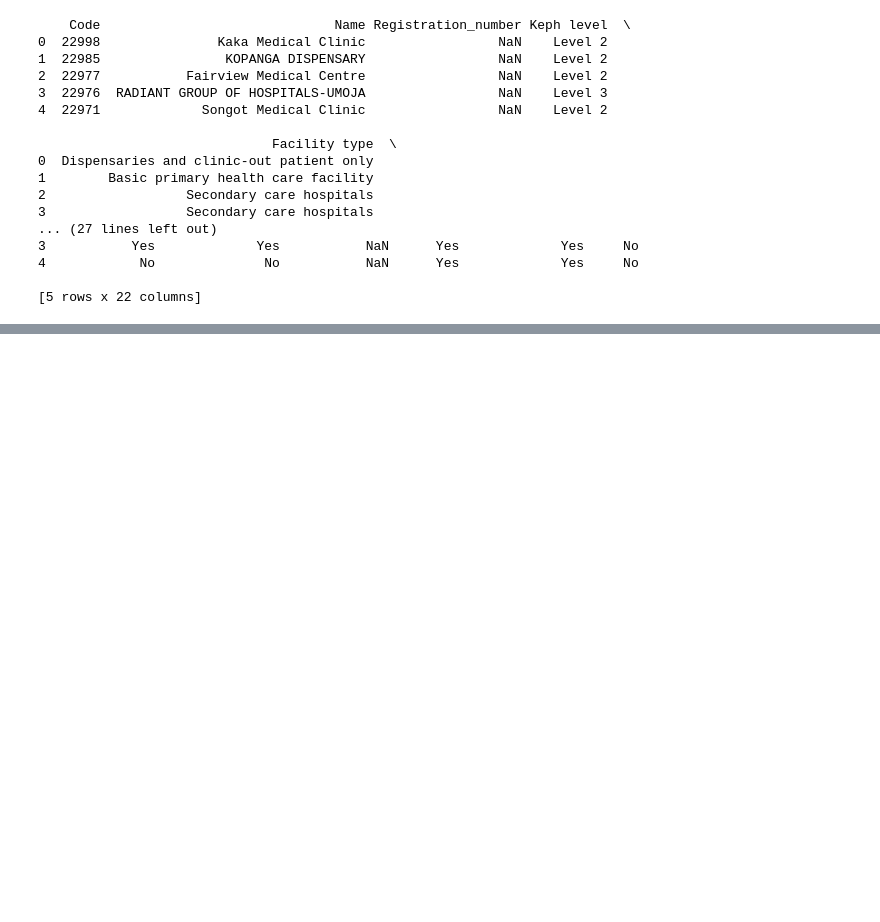
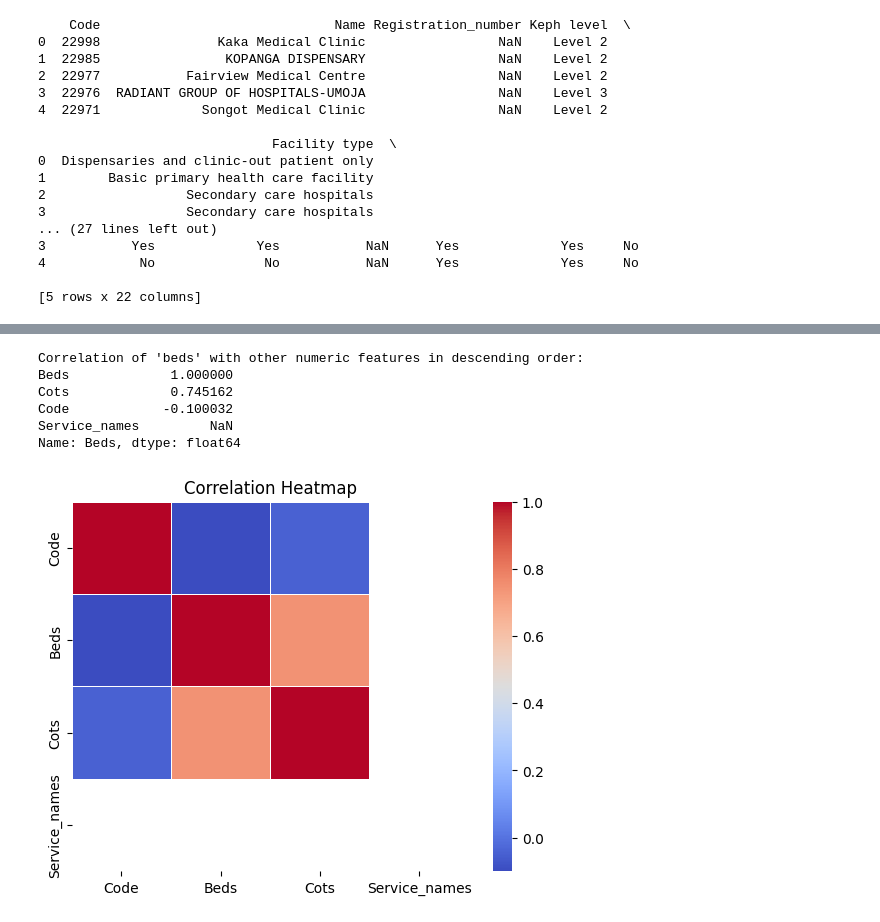
Before and after one commit to evans-nyang/healthcare-facilities, a Jupyter notebook: notebooks/etlUno.ipynb, the cells around one changed output, grey strips where cells are left out. Saved outputs shown, nothing was run; the diff lists cells and outputs as text; code cells hidden in the pictures; blank space fills up the shorter version.

Commit message:
Update notebook, add correlation between features

```diff
--- a/notebooks/etlUno.ipynb
+++ b/notebooks/etlUno.ipynb
@@ -68,0 +40,6 @@ dtype: int64
+# %%
+# read the data from the url
+df = pd.read_excel(io.BytesIO(mydata.content))
+
+# Display the first few rows of the DataFrame
+print(df.head())
@@ -68,0 +103,23 @@ dtype: int64
+# %%
+# Check correlation of 'SalePrice' with others features using DataFrame.corr()
+numericFeatures = df.select_dtypes(include=[np.number])
+feature_corr = numericFeatures.corr()
+# %%
+# return correlation of 'Beds' with other features from 'feature_corr' and sort  in descending order
+bed_corr = feature_corr['Beds'].sort_values(ascending=False)
+print("Correlation of 'Beds' with other numeric features in descending order:")
+print(bed_corr)
+# %% [output]
+Correlation of 'beds' with other numeric features in descending order:
+Beds             1.000000
+Cots             0.745162
+Code            -0.100032
+Service_names         NaN
+Name: Beds, dtype: float64
+# %%
+# Using Seaborn library, generate a heatmap based on 'feature_corr' from the previous cell
+sns.heatmap(feature_corr, cmap='coolwarm', annot=False, fmt=".1f", linewidths=.5)
+plt.title("Correlation Heatmap")
+plt.show()
+# %% [output]
+[figure, added]
```
Also changed, not shown: parts of 12 cells of this notebook.
